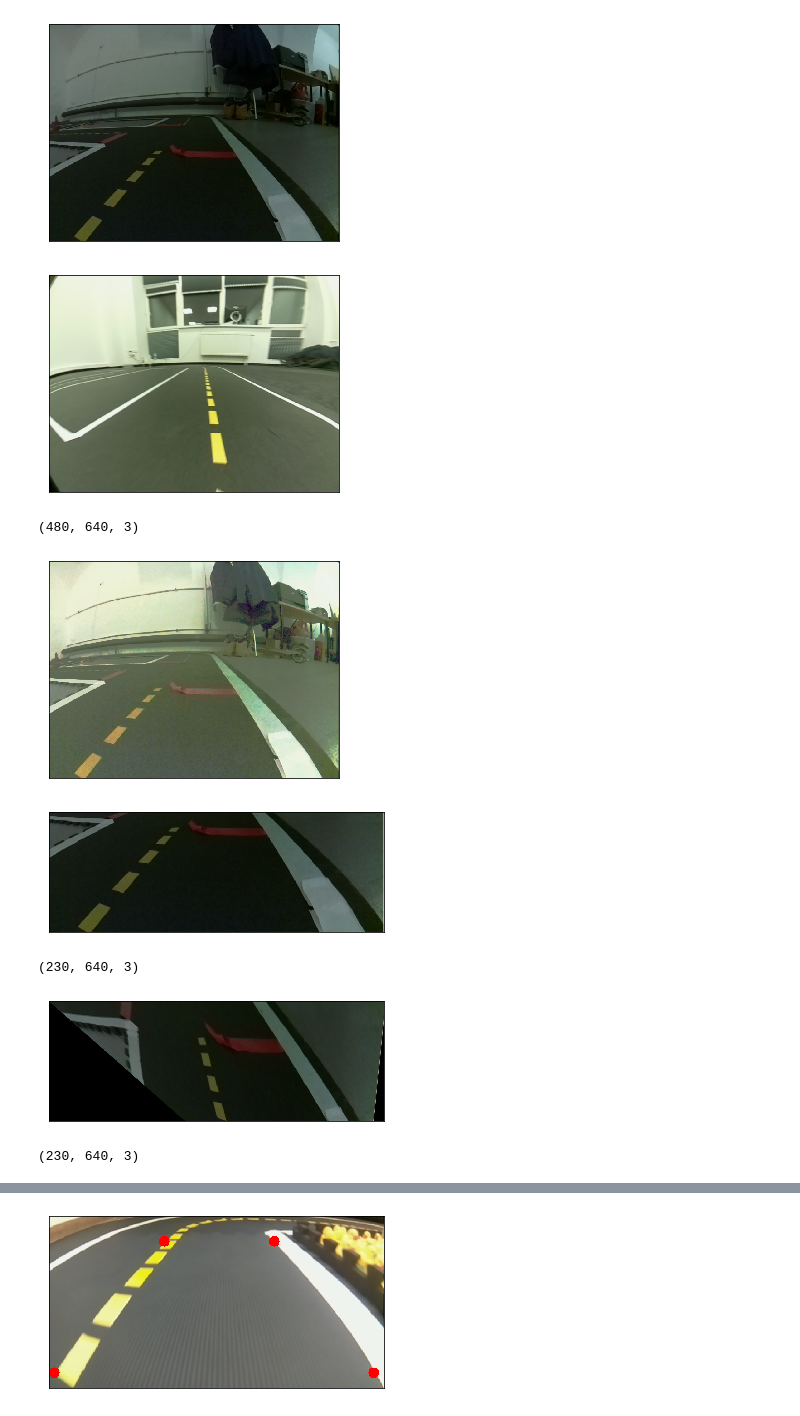
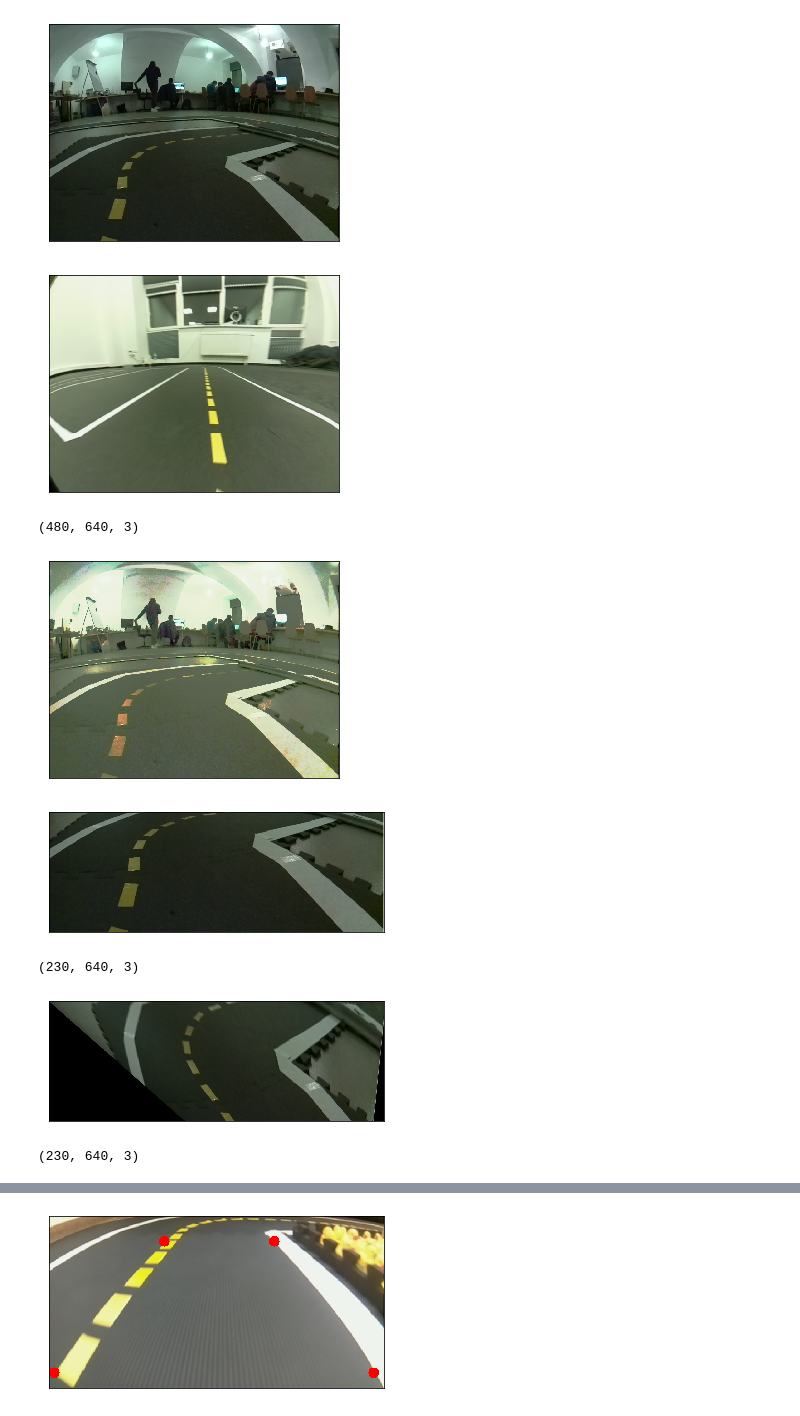
Before and after one commit to Laboratory-of-Embodied-Intelligence/line-detector, a Jupyter notebook: jupyter/main.ipynb, the cells around one changed output, grey strips where cells are left out. Cells and saved outputs as stored; diff of their text form; code cells hidden in the pictures.

```diff
--- a/jupyter/main.ipynb
+++ b/jupyter/main.ipynb
@@ -8,20 +8,22 @@ from skimage import transform as tf
 # %%
 def imShow(img):
     plt.imshow(img, cmap="gray")
     plt.xticks([]), plt.yticks([])
     plt.show()
 
-road = cv2.imread("images_from_itmo/image2.png")
+road = cv2.imread("images_from_itmo/image5.png")
 jb   = cv2.imread("jb_2.png")
 jb   = cv2.resize(jb, (640, 480))
 jb   = cv2.cvtColor(jb, cv2.COLOR_BGR2RGB)
+
 road = cv2.resize(road, (640, 480))
 road = cv2.cvtColor(road, cv2.COLOR_BGR2RGB)
+#road = jb
 imShow(road)
 imShow(jb)
 print(road.shape)
 # %% [output]
-[figure, old version]
+[figure, new version]
 [figure]
 (480, 640, 3)
 # %%
@@ -30,7 +32,7 @@ matched = skimage.exposure.match_histograms(road, jb, multichannel=True)
 #road = matched
 imShow(matched)
 # %% [output]
-[figure, old version]
+[figure, new version]
 # %%
 img = dp(road[250:,:,:])
 #road = cv2.cvtColor(road, cv2.COLOR_BGR2RGB)
@@ -47,9 +49,9 @@ imShow(out)
 img = dp(out)
 print(out.shape)
 # %% [output]
-[figure, old version]
+[figure, new version]
 (230, 640, 3)
-[figure, old version]
+[figure, new version]
 (230, 640, 3)
 # %%
 img = dp(road[250:,:,:])
```
Also changed, not shown: parts of 11 cells of this notebook.
